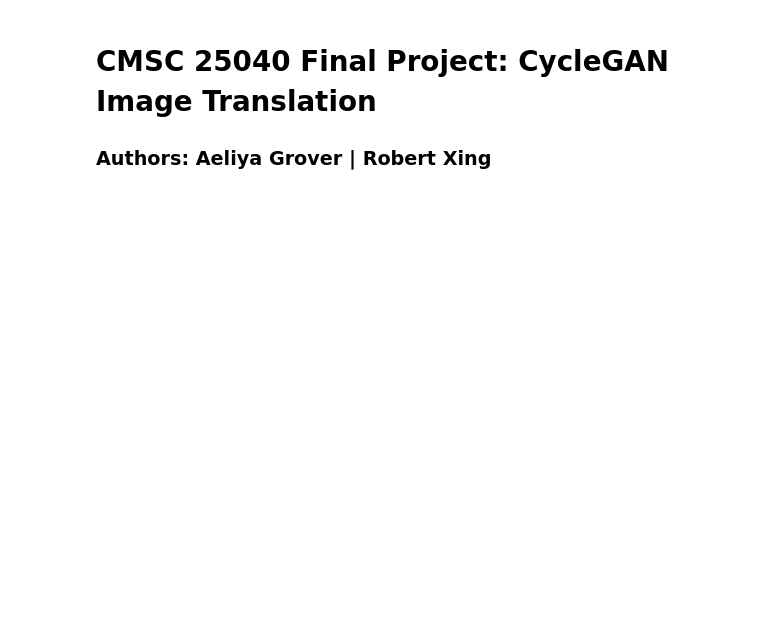
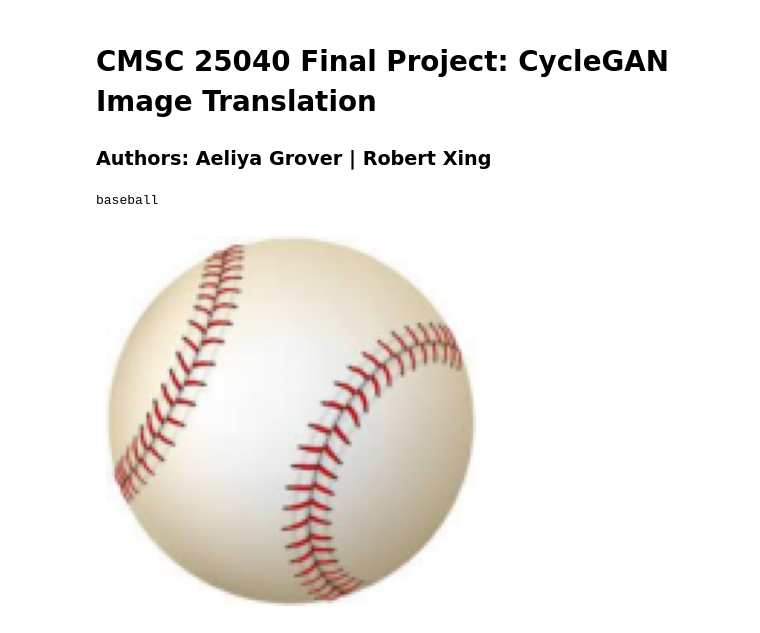
Before and after one commit to rkxing/CycleGAN-tennis-to-baseball, a Jupyter notebook: src.ipynb, the cells around one changed output. Drawn from its saved outputs; the diff is of its cells as text; code cells hidden in the pictures; blank space fills up the shorter version.

```diff
--- a/src.ipynb
+++ b/src.ipynb
@@ -5,14 +12,12 @@
 # %%
-import torch
-from torchvision import datasets, transforms
-from torch.utils.data import DataLoader
-
 using_gpu = torch.cuda.is_available()
 
-def load_data(data_path: str, batch_size: int = 32) -> DataLoader:
+def load_data(data_path: str, batch_size: int = 4) -> DataLoader:
     transform = transforms.Compose([
-        transforms.Resize((256, 256)),  # may have to tune resizing dims
-        transforms.ToTensor()
+        transforms.Resize((128, 128)),  # Reduced from 256 for compute efficiency
+        transforms.RandomHorizontalFlip(),  # Data augmentation
+        transforms.ToTensor(),
+        transforms.Normalize((0.5, 0.5, 0.5), (0.5, 0.5, 0.5))  # Normalize to [-1, 1]
     ])
 
     dataset = datasets.ImageFolder(
@@ -22,10 +27,10 @@ def load_data(data_path: str, batch_size: int = 32) -> DataLoader:
 
     data_loader = DataLoader(
         dataset,
-        batch_size=32,
+        batch_size=batch_size,  # Fixed: use the parameter instead of hardcoded 32
         shuffle=True,
-        num_workers=0,
-        pin_memory=using_gpu,  # faster GPU data transfer
+        num_workers=2,  # Use 2 workers for faster loading
+        pin_memory=using_gpu,
     )
 
     return data_loader, dataset
@@ -37,3 +42,30 @@ else:
 # %%
 train_loader, train_set = load_data('./data/train')
 test_loader, test_set = load_data('./data/test')
+# %%
+def output_mapping(int_label: int) -> str:
+    mapping = {
+        0: 'baseball',
+        1: 'tennis_ball'
+    }
+    return mapping[int_label]
+
+def show_img(is_train: bool, idx: int):
+    if is_train:
+        image, label = train_set[idx]
+    else:
+        image, label = test_set[idx]
+
+    # Denormalize and convert to HWC NumPy array
+    img = image.permute(1, 2, 0).cpu().numpy()
+    img = (img * 0.5) + 0.5  # Denormalize from [-1, 1] to [0, 1]
+    img = img.clip(0, 1)  # Ensure valid range
+    print(output_mapping(label))
+    plt.imshow(img)
+    plt.axis('off')
+    plt.show()
+# %%
+show_img(is_train=True, idx=0)
+# %% [output]
+baseball
+[figure, added]
```
Also changed, not shown: parts of 4 cells of this notebook.
